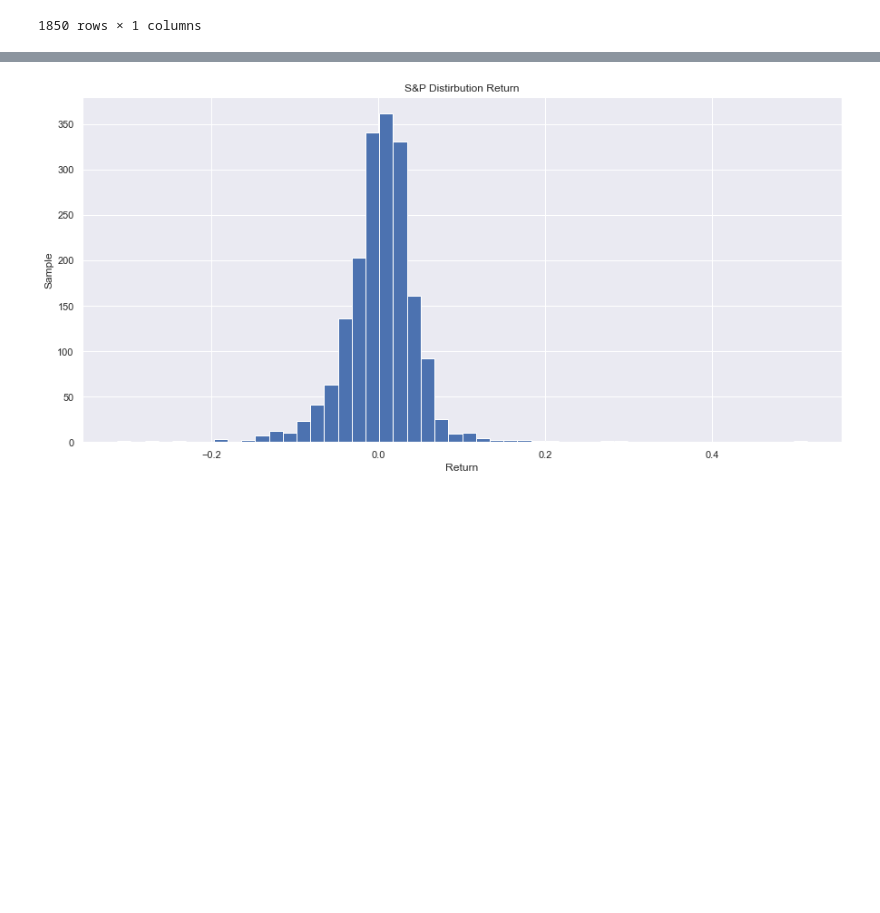
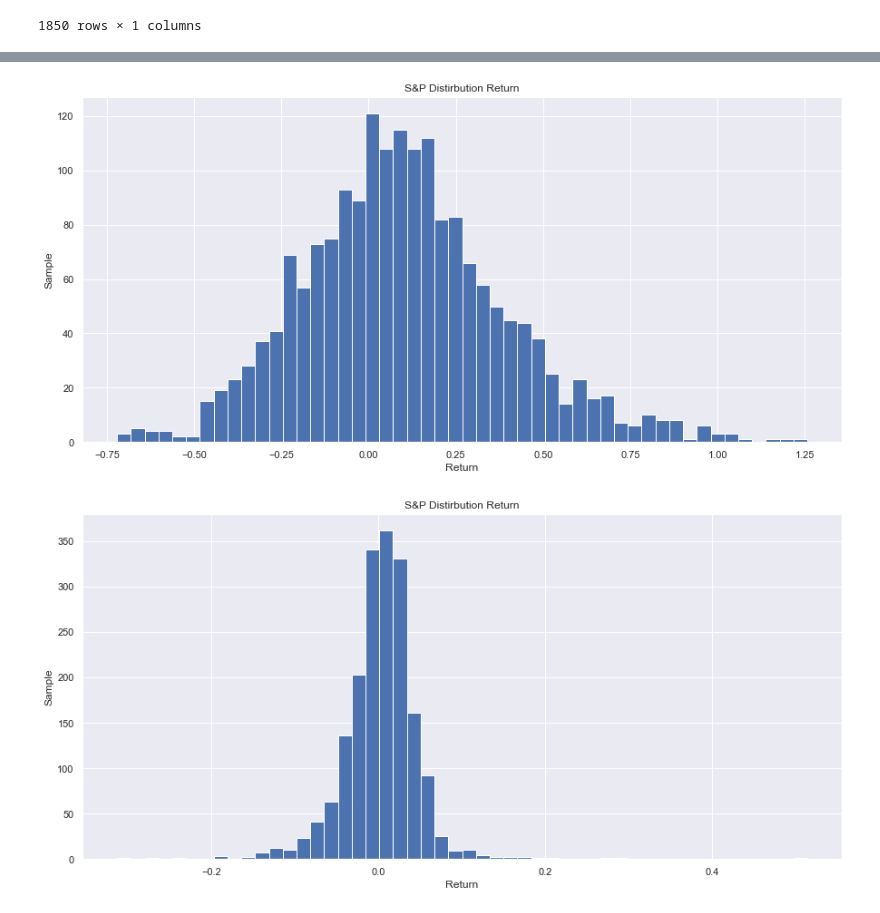
Before and after one commit to RaphHer/Project_Final_Ironhack, a Jupyter notebook: 4. NEW Visualization .ipynb, the cells around one changed output, grey strips where cells are left out. Drawn from its saved outputs; the diff is of its cells as text; code cells hidden in the pictures; blank space fills up the shorter version.

```diff
--- a/4. NEW Visualization .ipynb
+++ b/4. NEW Visualization .ipynb
@@ -133,3 +198,14 @@ TypeError: 'Series' object is not callable
+# %%
+%matplotlib inline
+fig = plt.figure(figsize=(15, 7))
+ax1 = fig.add_subplot(1, 1, 1)
+df_merged['monthly_return'].hist(bins=50, ax=ax1)
+ax1.set_xlabel('Return')
+ax1.set_ylabel('Sample')
+ax1.set_title('S&P Distirbution Return')
+plt.show()
+# %% [output]
+[figure, added]
 # %%
 %matplotlib inline
 fig = plt.figure(figsize=(15, 7))
```
Also changed, not shown: parts of 28 cells of this notebook.
